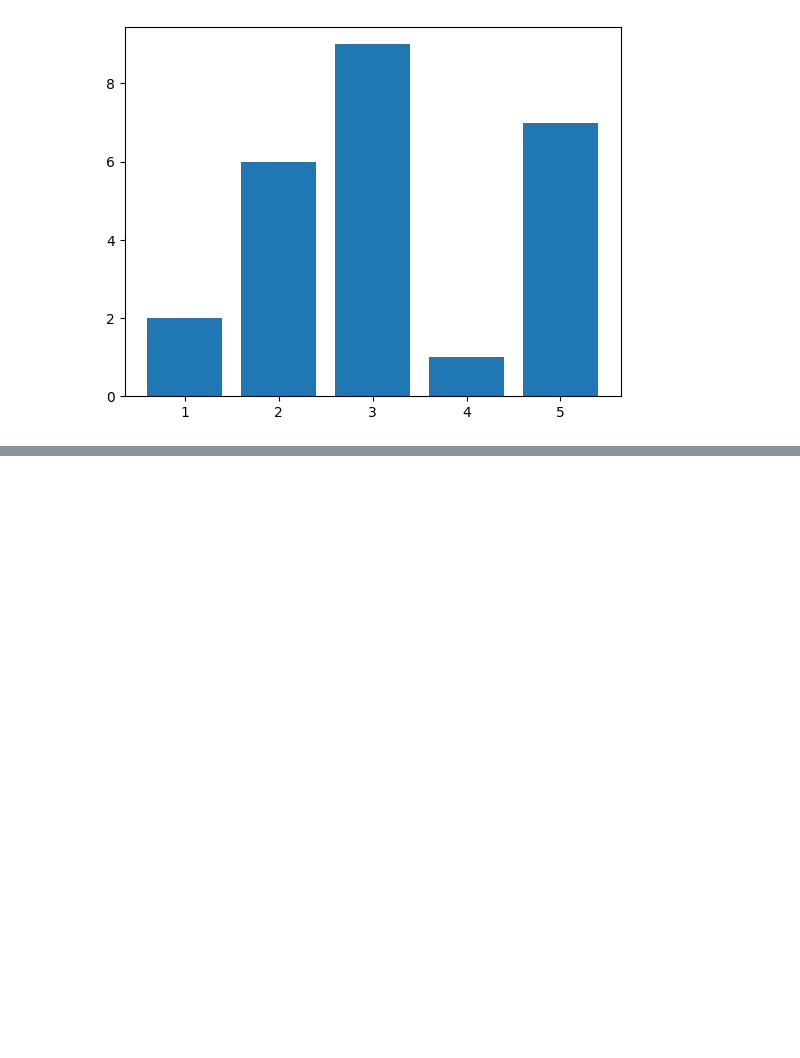
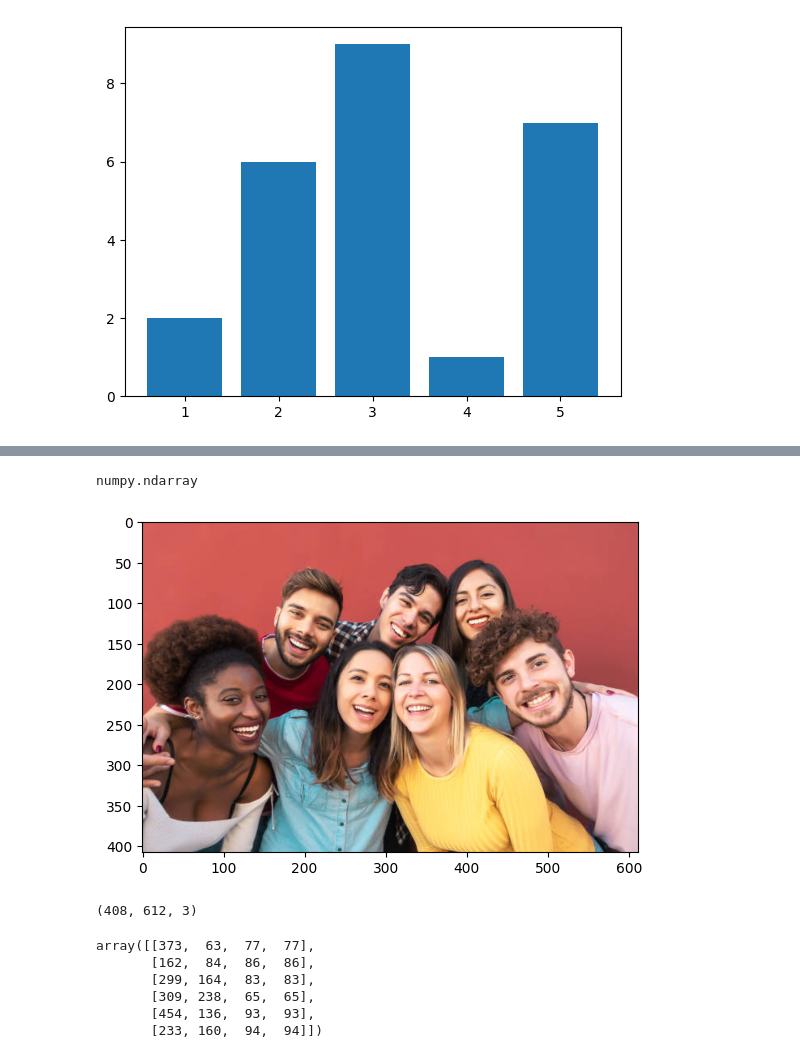
Before and after one commit to HemaGarima/Machine-Learning, a Jupyter notebook: Pandas-Matplotlib.ipynb, the cells around one changed output, grey strips where cells are left out. Cells and saved outputs as stored; diff of their text form; code cells hidden in the pictures; blank space fills up the shorter version.

```diff
--- a/Pandas-Matplotlib.ipynb
+++ b/Pandas-Matplotlib.ipynb
@@ -583,0 +593,2 @@ plt.show()
+# %%
+img = plt.imread("group.jpg")
@@ -583,0 +615,13 @@ plt.show()
+# %%
+type(img)
+# %% [output]
+numpy.ndarray
+# %%
+plt.imshow(img)
+plt.show()
+# %% [output]
+[figure, added]
+# %%
+img.shape
+# %% [output]
+(408, 612, 3)
@@ -583,0 +632,9 @@ plt.show()
+# %%
+all_faces
+# %% [output]
+array([[373,  63,  77,  77],
+       [162,  84,  86,  86],
+       [299, 164,  83,  83],
+       [309, 238,  65,  65],
+       [454, 136,  93,  93],
+       [233, 160,  94,  94]])
```
Also changed, not shown: parts of 9 cells of this notebook, 2 other files.
